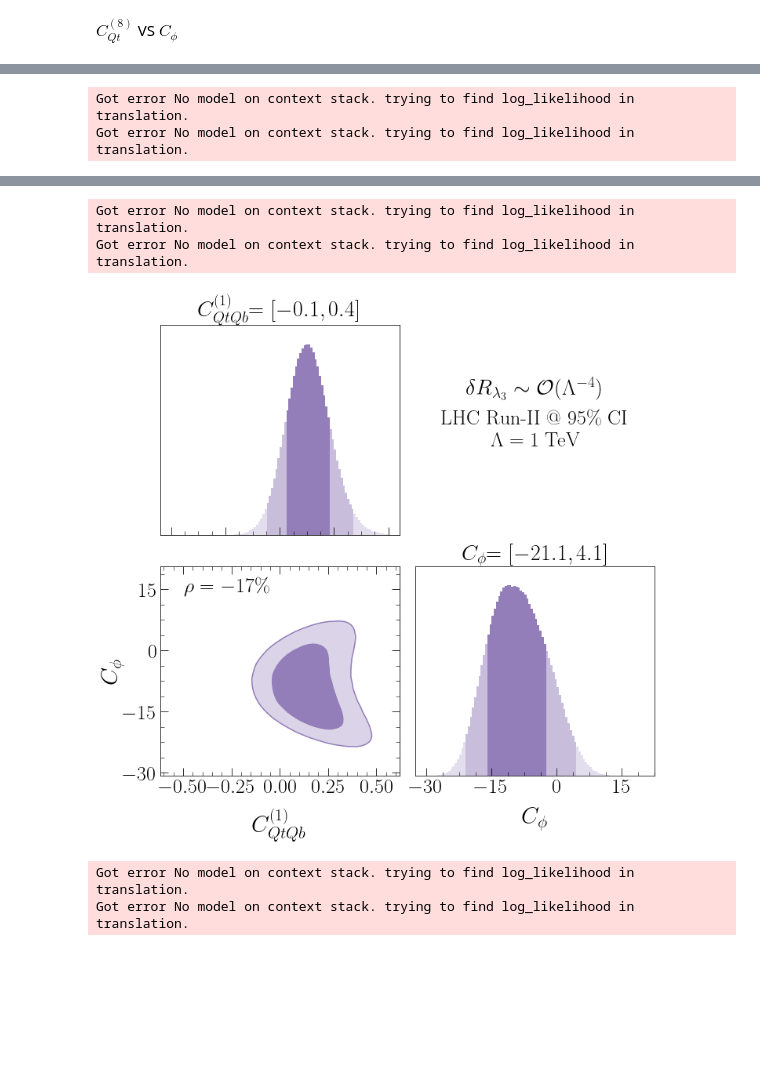
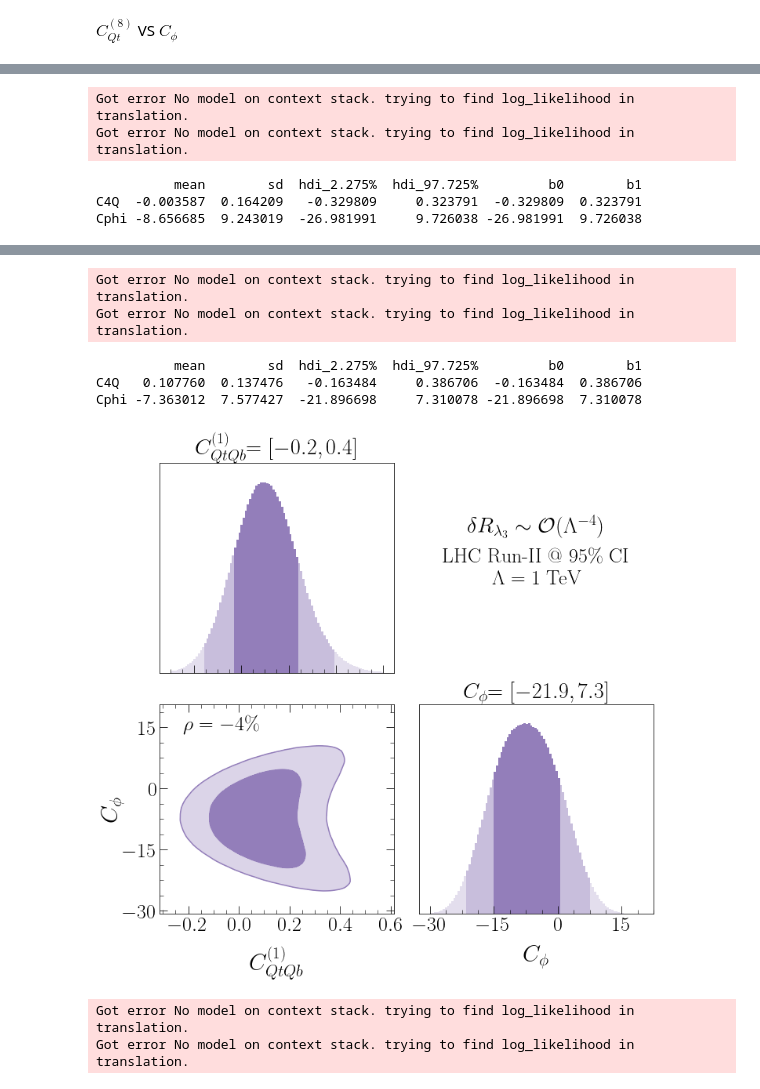
Before and after one commit to alasfar-lina/trilinear4tops, a Jupyter notebook: Notebooks/MainBayesianFits.ipynb, the cells around one changed output, grey strips where cells are left out. Saved outputs shown, nothing was run; the diff lists cells and outputs as text; code cells hidden in the pictures; blank space fills up the shorter version.

```diff
--- a/Notebooks/MainBayesianFits.ipynb
+++ b/Notebooks/MainBayesianFits.ipynb
@@ -354,5 +349,5 @@ Got error No model on context stack. trying to find log_likelihood in translatio
 # %%
-trace_dir='../results/fits/Cqtqb1_LHC_RunII_linearl3_rge.pickle'
+trace_dir='../results/fits/Cqtqb1-Cphi_LHC_RunII_linearl3_rge.pickle'
 limits = [-.6, .6, -40, 20]
 filename = '../results/plots/Cqtqb1_LHC_RunII_linearl3_rge.pdf'
 makeplot(trace_dir, filename,color= colpastil[2],
@@ -360,8 +355,8 @@ makeplot(trace_dir, filename,color= colpastil[2],
          label=[r"$C_{QtQb}^{(1)}$", r"$C_\phi$"],
          text =r'LHC Run-II @ 95\% CI',limit=limits,  text2=r'$\Lambda=1$ TeV')
 #
-trace_dir='../results/fits/Cqtqb1_LHC_RunII_quadl3_rge.pickle'
-limits = [-.6, .6, -30, 20]
+trace_dir='../results/fits/Cqtqb1-Cphi_LHC_RunII_quadl3_rge.pickle'
+limits = [-.3, .6, -30, 20]
 filename = '../results/plots/Cqtqb1_LHC_RunII_quadl3_rge.pdf'
 makeplot(trace_dir, filename,color= colpastil[2],
           label=[r"$C_{QtQb}^{(1)}$", r"$C_\phi$"],
@@ -371,3 +366,6 @@ makeplot(trace_dir, filename,color= colpastil[2],
 # %% [output]
 Got error No model on context stack. trying to find log_likelihood in translation.
 Got error No model on context stack. trying to find log_likelihood in translation.
+          mean        sd  hdi_2.275%  hdi_97.725%         b0        b1
+C4Q  -0.003587  0.164209   -0.329809     0.323791  -0.329809  0.323791
+Cphi -8.656685  9.243019  -26.981991     9.726038 -26.981991  9.726038
@@ -375,6 +373,9 @@ Got error No model on context stack. trying to find log_likelihood in translatio
-Got error No model on context stack. trying to find log_likelihood in translation.
-Got error No model on context stack. trying to find log_likelihood in translation.
+Got error No model on context stack. trying to find log_likelihood in translation.
+Got error No model on context stack. trying to find log_likelihood in translation.
+          mean        sd  hdi_2.275%  hdi_97.725%         b0        b1
+C4Q   0.107760  0.137476   -0.163484     0.386706  -0.163484  0.386706
+Cphi -7.363012  7.577427  -21.896698     7.310078 -21.896698  7.310078
-[figure, old version]
+[figure, new version]
 # %%
 trace_dir='../results/fits/Cqtqb1_HL-LHC_linearl3_rge.pickle'
 limits = [-.45, +.45, -12, 12]
```
Also changed, not shown: parts of 6 cells of this notebook, 26 other files.
